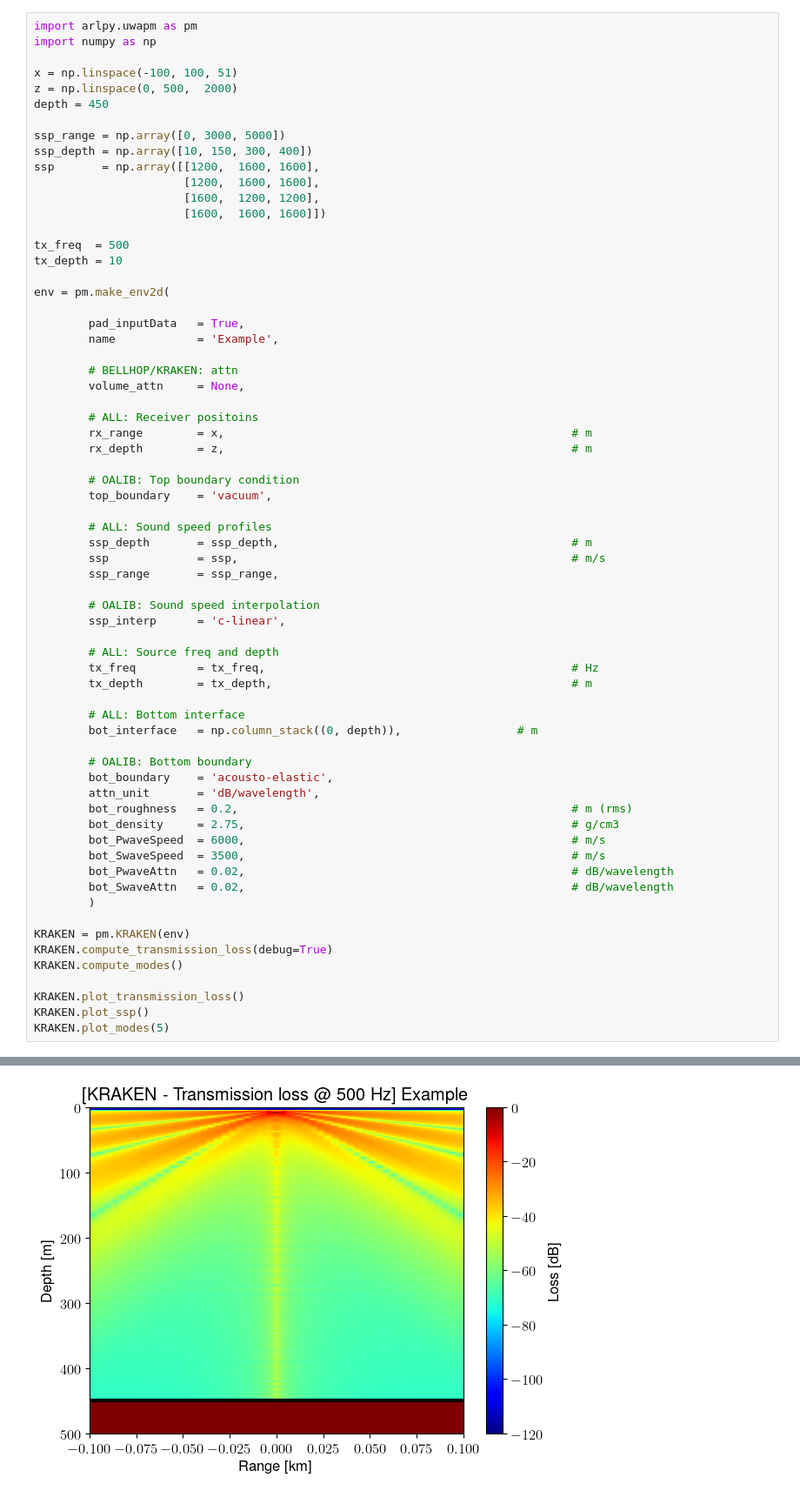
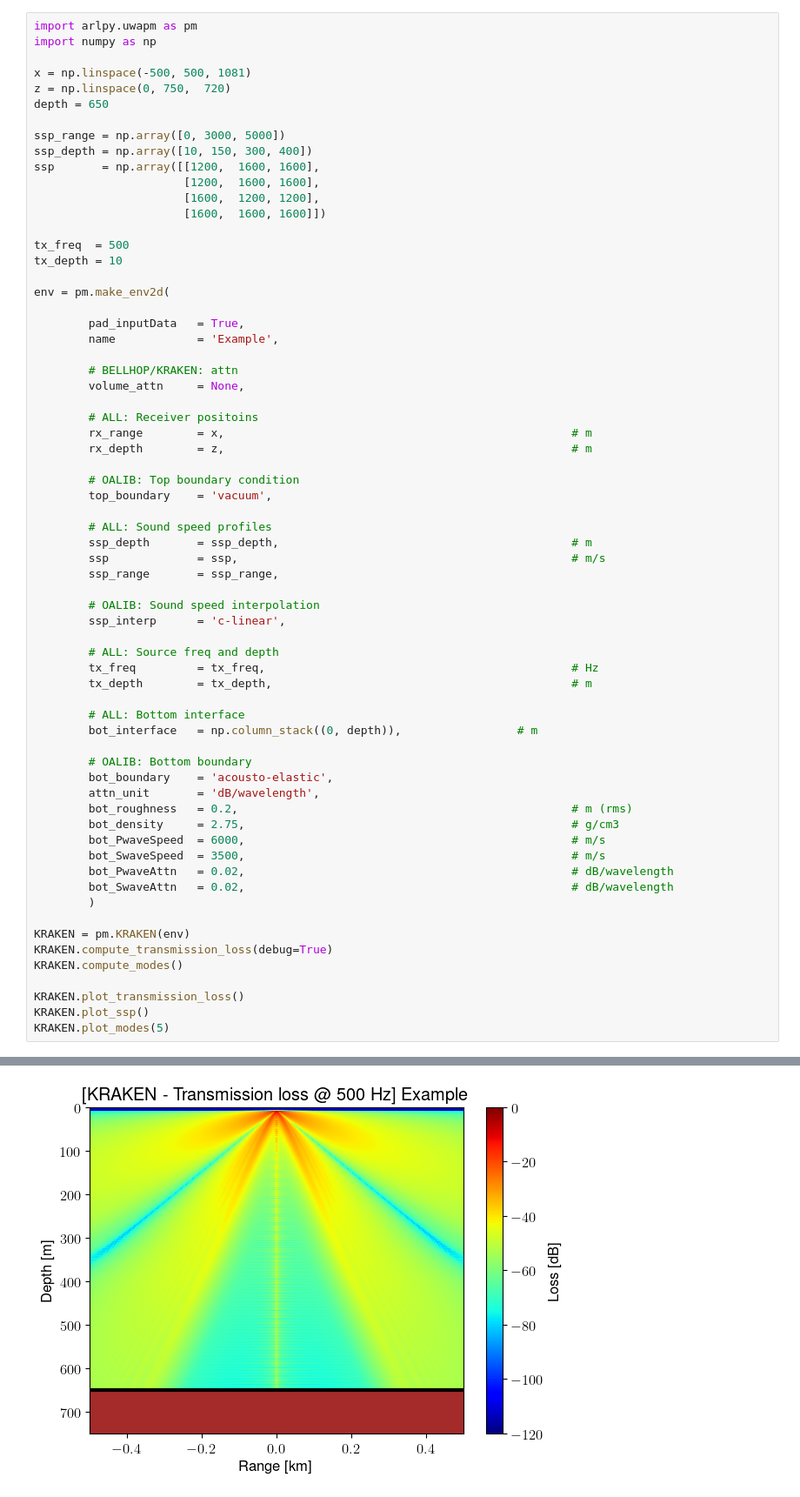
Before and after one commit to ErVuL/uAcoustics, a Jupyter notebook: python/KRAKEN.ipynb, the cells around one changed output, grey strips where cells are left out. Shown at 87% size. Saved outputs shown, nothing was run; the diff lists cells and outputs as text.

```diff
--- a/python/KRAKEN.ipynb
+++ b/python/KRAKEN.ipynb
@@ -2,9 +2,9 @@
 import arlpy.uwapm as pm
 import numpy as np
 
-x = np.linspace(-100, 100, 51)
-z = np.linspace(0, 500,  2000)
-depth = 450
+x = np.linspace(-500, 500, 1081)
+z = np.linspace(0, 750,  720)
+depth = 650
 
 ssp_range = np.array([0, 3000, 5000])
 ssp_depth = np.array([10, 150, 300, 400])
@@ -78,9 +78,9 @@ Content of the file: '/tmp/tmpcubnes8s.env'.
 10.000000 1400.000000 /
 150.000000 1400.000000 /
 ... (75 lines left out)
 0.000000 /
 
 ================================================================================================
 [WARNING] KRAKEN: Range dependant ssp not supported, using median values instead !
-[figure, old version]
+[figure, new version]
 [INFO] KRAKEN: Do not support range dependant sound speed, using median values instead !
```
Also changed, not shown: parts of 2 cells of this notebook, 3 other files.
